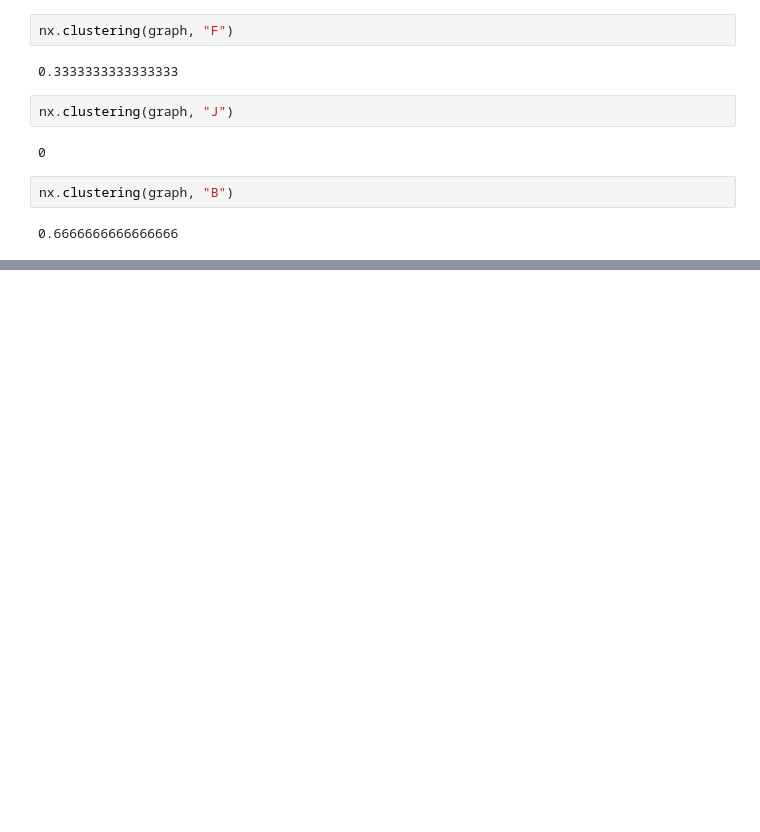
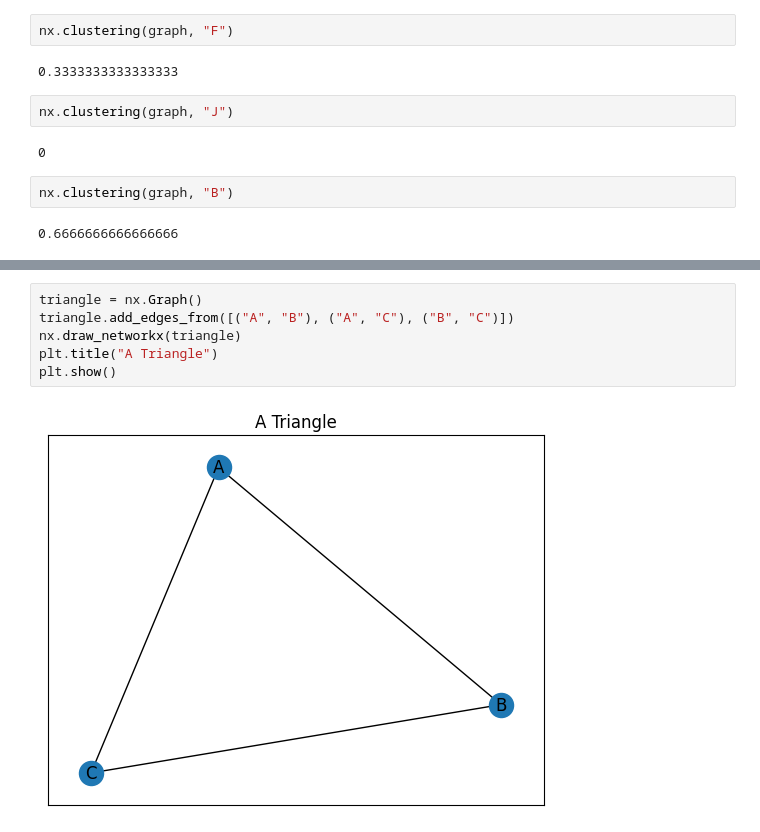
Before and after one commit to anoban/Applied-Social-Network-Analysis-in-Python, a Jupyter notebook: Anoban/Clustering coefficient.ipynb, the cells around one changed output, grey strips where cells are left out. Cells and saved outputs as stored; diff of their text form; blank space fills up the shorter version.

Commit message:
modified:   Anoban/Bipartite Graphs.ipynb 	modified:   Anoban/Clustering coefficient.ipynb 	new file:   Anoban/Connectivity.ipynb 	new file:   Anoban/Distance Measures.ipynb

```diff
--- a/Anoban/Clustering coefficient.ipynb
+++ b/Anoban/Clustering coefficient.ipynb
@@ -89,0 +98,8 @@ nx.clustering(graph, "B")
+# %%
+triangle = nx.Graph()
+triangle.add_edges_from([("A", "B"), ("A", "C"), ("B", "C")])
+nx.draw_networkx(triangle)
+plt.title("A Triangle")
+plt.show()
+# %% [output]
+[figure, added]
```
Also changed, not shown: parts of 18 cells of this notebook, 3 other files.
